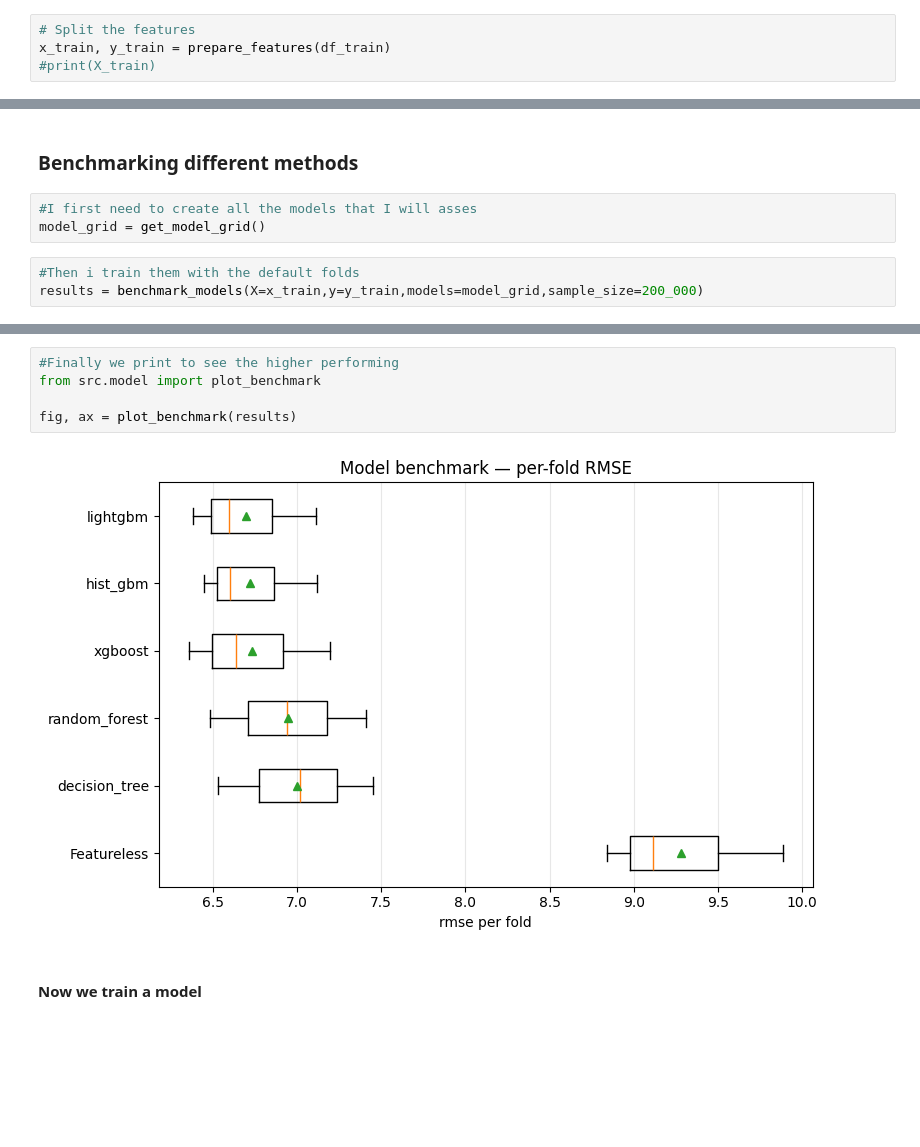
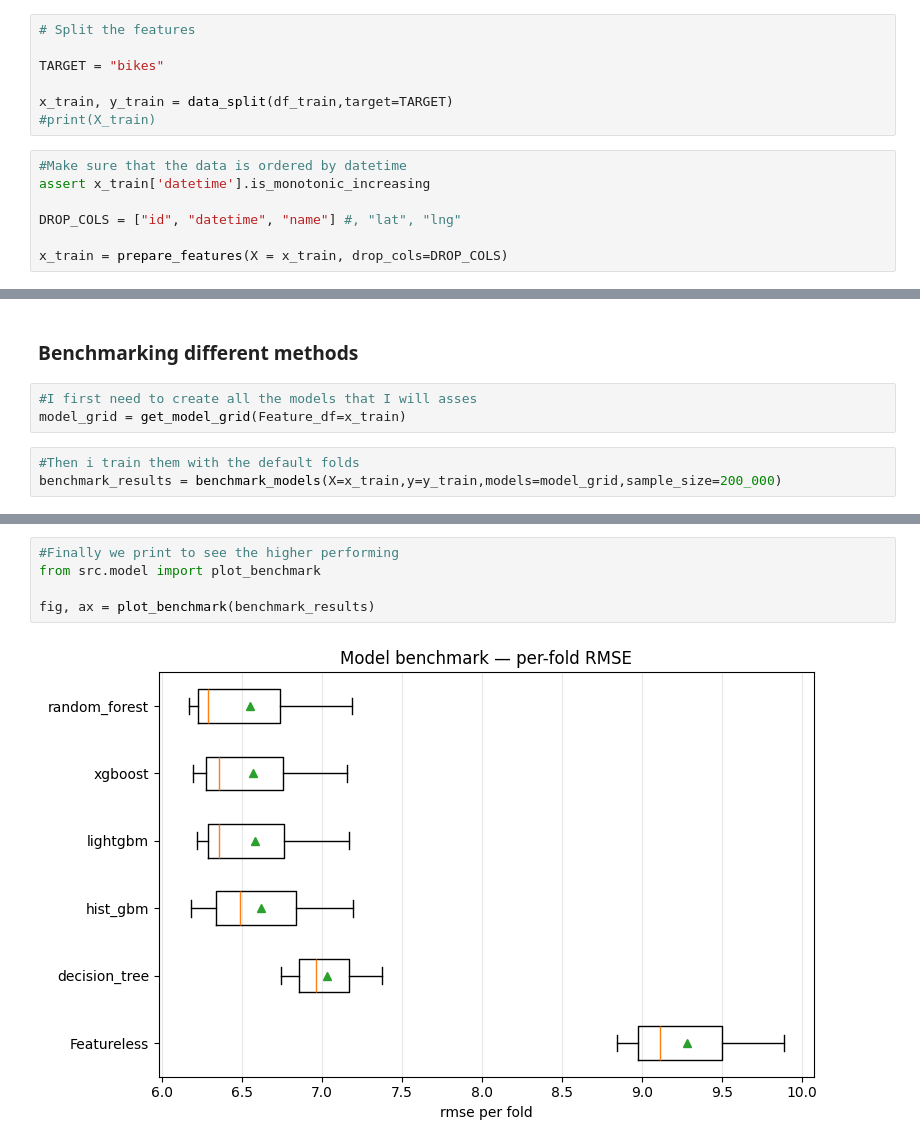
Before and after one commit to ras112git/predictive_modeling_and_mobility_forecasting, a Jupyter notebook: notebooks/03_modeling.ipynb, the cells around one changed output, grey strips where cells are left out. Saved outputs shown, nothing was run; the diff lists cells and outputs as text; blank space fills up the shorter version.

```diff
--- a/notebooks/03_modeling.ipynb
+++ b/notebooks/03_modeling.ipynb
@@ -38,8 +62,18 @@ Working dir: c:\Users\rcsrc\Documents\GitHub\predictive_modeling_and_mobility_fo
 ### Feature selection
 # %%
 # Split the features
-x_train, y_train = prepare_features(df_train)
+
+TARGET = "bikes"
+
+x_train, y_train = data_split(df_train,target=TARGET)
 #print(X_train)
+# %%
+#Make sure that the data is ordered by datetime
+assert x_train['datetime'].is_monotonic_increasing
+
+DROP_COLS = ["id", "datetime", "name"] #, "lat", "lng"
+
+x_train = prepare_features(X = x_train, drop_cols=DROP_COLS)
 # %%
 featurce_performance = feature_selection_report(x_train,y_train)
 
@@ -51,10 +104,10 @@ x_train
 ### Benchmarking different methods
 # %%
 #I first need to create all the models that I will asses
-model_grid = get_model_grid()
+model_grid = get_model_grid(Feature_df=x_train)
 # %%
 #Then i train them with the default folds
-results = benchmark_models(X=x_train,y=y_train,models=model_grid,sample_size=200_000)
+benchmark_results = benchmark_models(X=x_train,y=y_train,models=model_grid,sample_size=200_000)
 # %% [output]
   Featureless fold 1/3: RMSE=9.886  MAE=7.731 RMSLE=1.010
   Featureless fold 2/3: RMSE=8.842  MAE=6.963 RMSLE=0.890
@@ -97,9 +150,7 @@ print(results)
 # %%
 #Finally we print to see the higher performing
 from src.model import plot_benchmark
 
-fig, ax = plot_benchmark(results)
+fig, ax = plot_benchmark(benchmark_results)
 # %% [output]
-[figure, old version]
+[figure, new version]
-# %% [markdown]
-#### Now we train a model
```
Also changed, not shown: parts of 14 cells of this notebook, 5 other files.
